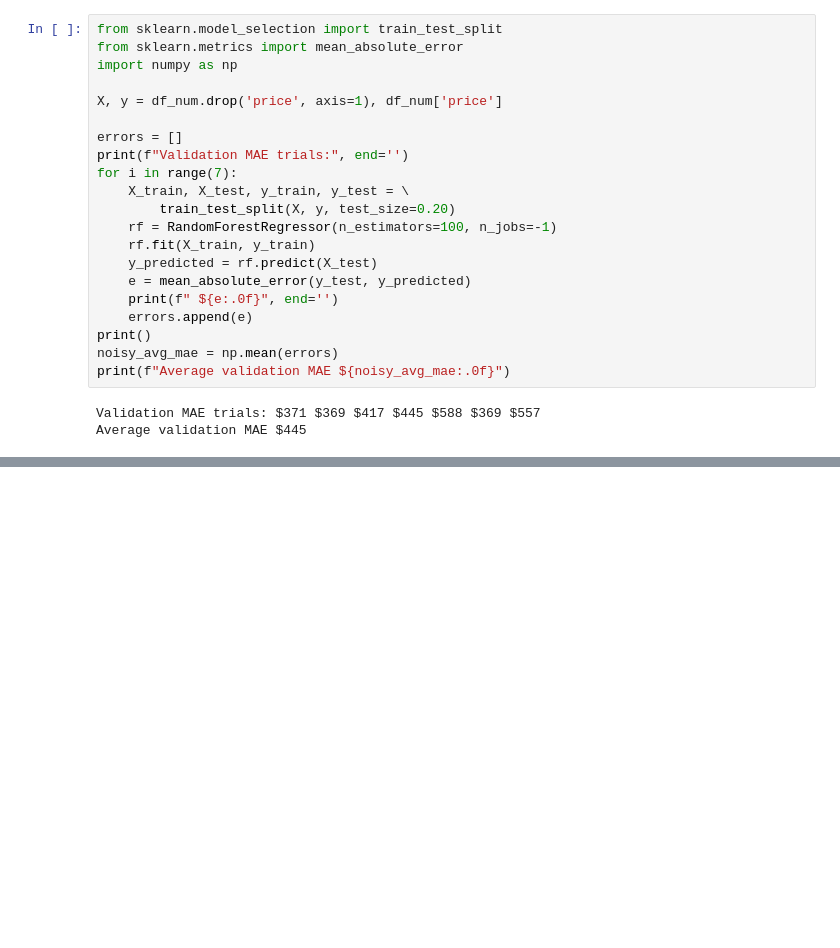
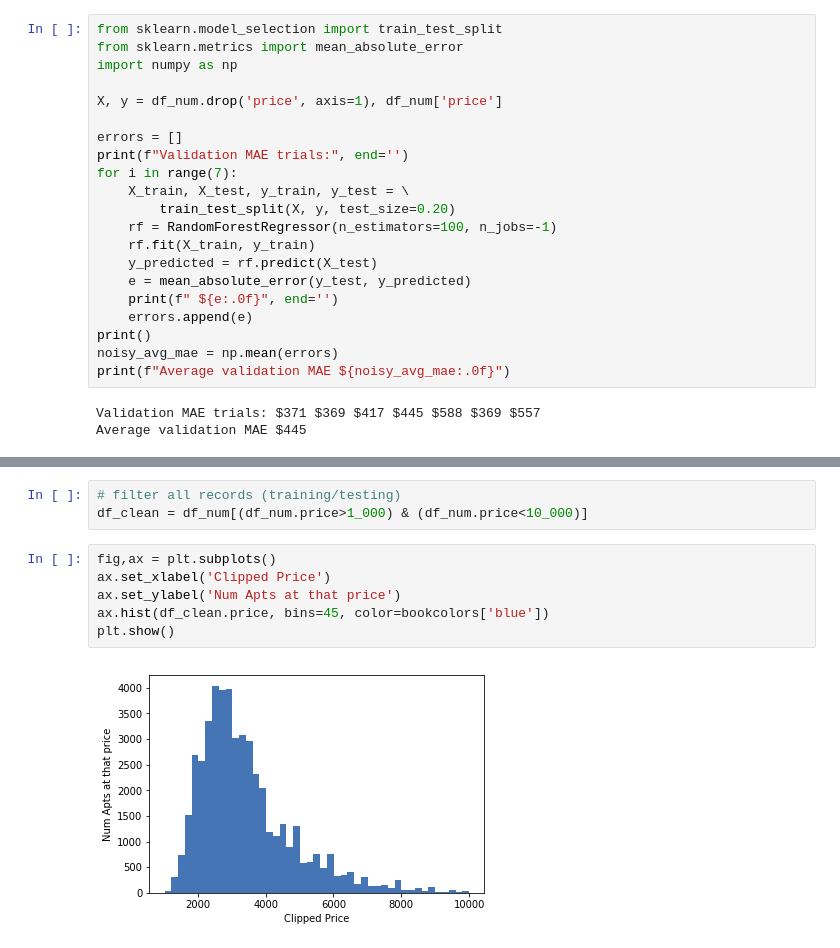
Before and after one commit to rasoh/ter_mlbook, a Jupyter notebook: clean.ipynb, the cells around one changed output, grey strips where cells are left out. Saved outputs shown, nothing was run; the diff lists cells and outputs as text; blank space fills up the shorter version.

```diff
--- a/clean.ipynb
+++ b/clean.ipynb
@@ -122,0 +214,11 @@ Average validation MAE $445
+# %%
+# filter all records (training/testing)
+df_clean = df_num[(df_num.price>1_000) & (df_num.price<10_000)]
+# %%
+fig,ax = plt.subplots()
+ax.set_xlabel('Clipped Price')
+ax.set_ylabel('Num Apts at that price')
+ax.hist(df_clean.price, bins=45, color=bookcolors['blue'])
+plt.show()
+# %% [output]
+[figure, added]
```
Also changed, not shown: parts of 13 cells of this notebook.
